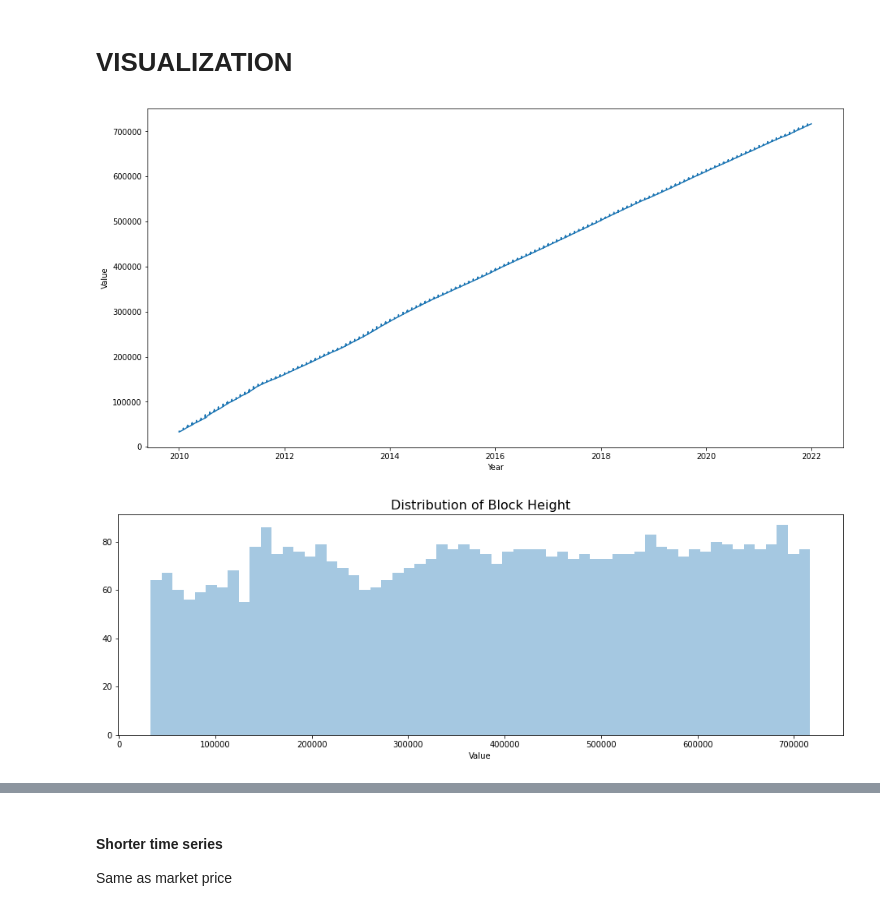
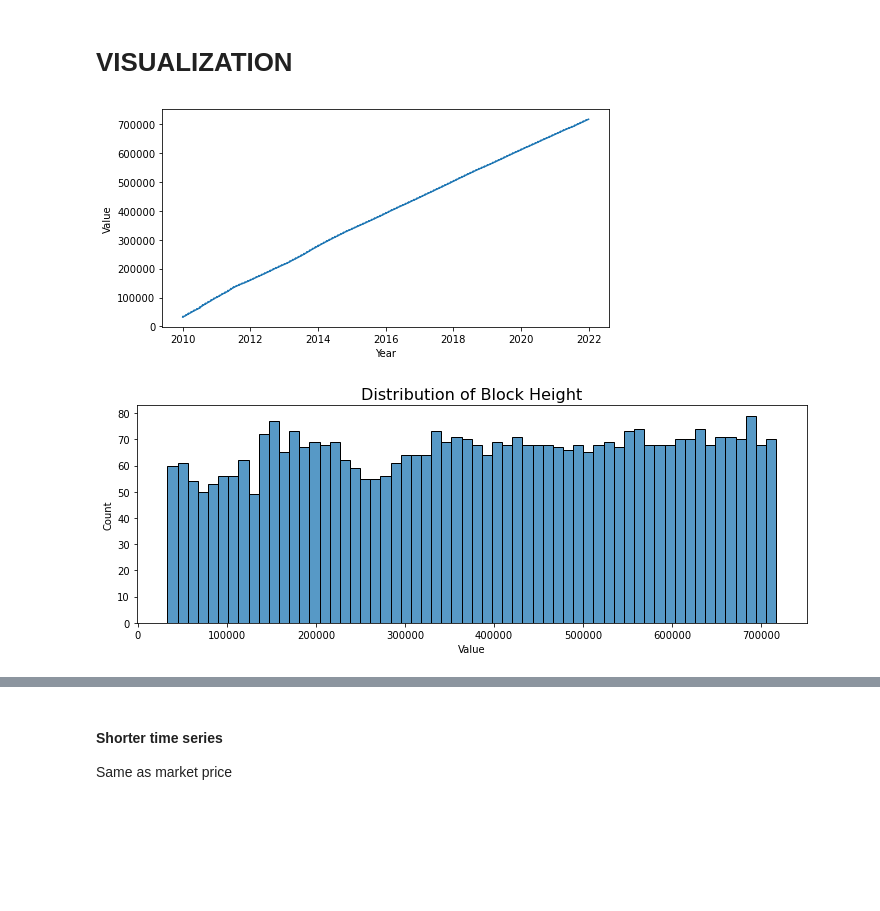
Before and after one commit to CasellaJr/Forecasting-Blockchain-indicators-for-analyzing-BTC-future-price, a Jupyter notebook: Block Height.ipynb, the cells around one changed output, grey strips where cells are left out. Drawn from its saved outputs; the diff is of its cells as text; code cells hidden in the pictures; blank space fills up the shorter version.

Commit message:
fatto block height, check lstm W

```diff
--- a/Block Height.ipynb
+++ b/Block Height.ipynb
@@ -47,10 +48,12 @@ block_height = block_height[~(block_height['Timestamp'] > '2021-12-31')]
 block_height.reset_index(drop=True, inplace=True)
 
 #Description
-print(block_height.head())
 print("\nShape is:", block_height.shape)
 print("\nSummary of the dataset:")
-block_height.describe()
-print("\nAre there null values?")
-block_height.isna().sum()
+
+# Extract years
+block_height['year'] = [d.year for d in block_height["Timestamp"]]
+block_height = block_height.groupby(['Timestamp']).mean().reset_index()
+block_height = block_height[(block_height.Timestamp.dt.month != 2) | (block_height.Timestamp.dt.day != 29)]
+print(block_height.year.value_counts()) # perfetto
 # %% [output]
@@ -117,19 +75,0 @@ block_height.head(20)
-# %%
-block_heightvalue0=(block_height["Value"].iloc[0] + block_height["Value"].iloc[1])/2
-block_heightvalue1=(block_height["Value"].iloc[2] + block_height["Value"].iloc[3])/2
-block_heightvalue2=(block_height["Value"].iloc[4] + block_height["Value"].iloc[5])/2
-
-print(block_heightvalue0, block_heightvalue1, block_heightvalue2)
-
-block_height = block_height.drop(labels=0, axis=0)
-block_height = block_height.drop(labels=2, axis=0)
-block_height = block_height.drop(labels=4, axis=0)
-
-#fixing index
-block_height.reset_index(drop=True, inplace=True)
-
-block_height["Value"].iloc[0] = block_heightvalue0
-block_height["Value"].iloc[1] = block_heightvalue1
-block_height["Value"].iloc[2] = block_heightvalue2
-
-block_height
@@ -155,18 +76,18 @@ See the caveats in the documentation: https://pandas.pydata.org/pandas-docs/stab
 # %% [markdown]
 # VISUALIZATION
 # %%
-plt.figure(figsize=(16,8))
+plt.figure(figsize=(8,4))
 plt.plot(block_height["Timestamp"], block_height["Value"])
 plt.gca().set(xlabel="Year", ylabel="Value")
 #scommentare riga giù per visualizzare in scala log
 #plt.yscale('log')
 plt.show()
 # %% [output]
-[figure, old version]
+[figure, new version]
 # %%
-plt.figure(figsize=(16,5))
-sns.distplot(block_height["Value"], kde = False, bins = 60)
+plt.figure(figsize=(12,4))
+sns.histplot(block_height["Value"], kde = False, bins = 60)
 plt.title('Distribution of Block Height', fontsize=16)
 plt.show()
 # %% [output]
-[figure, old version]
+[figure, new version]
```
Also changed, not shown: parts of 118 cells of this notebook.
